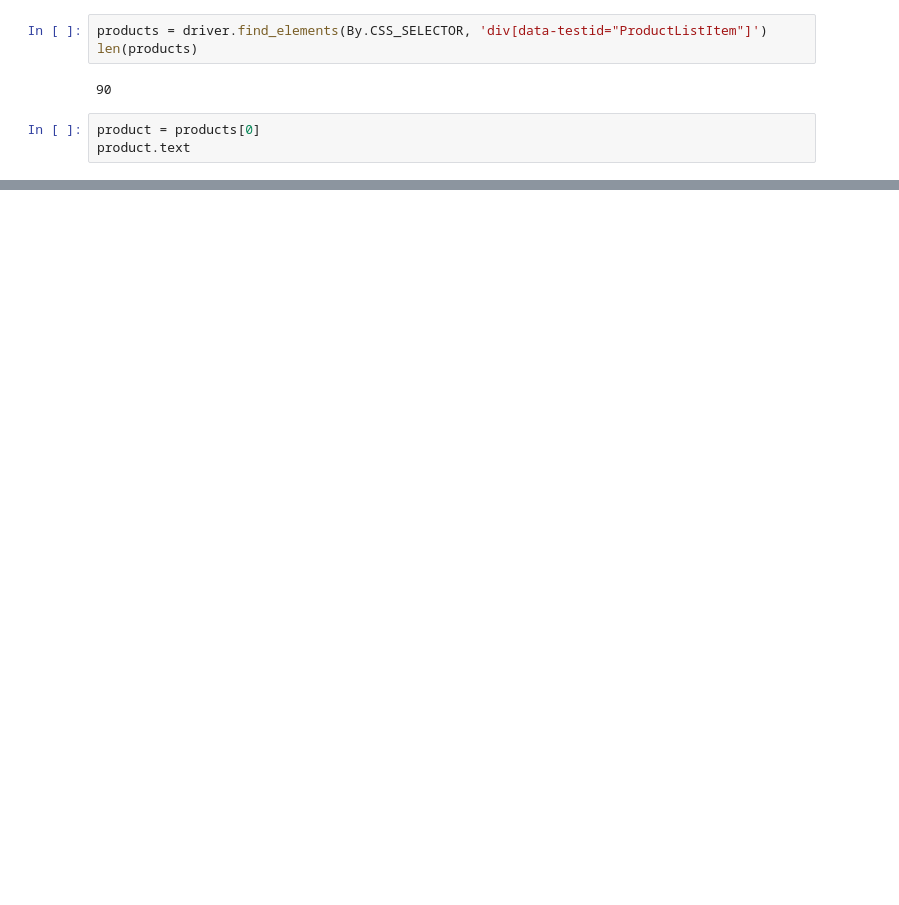
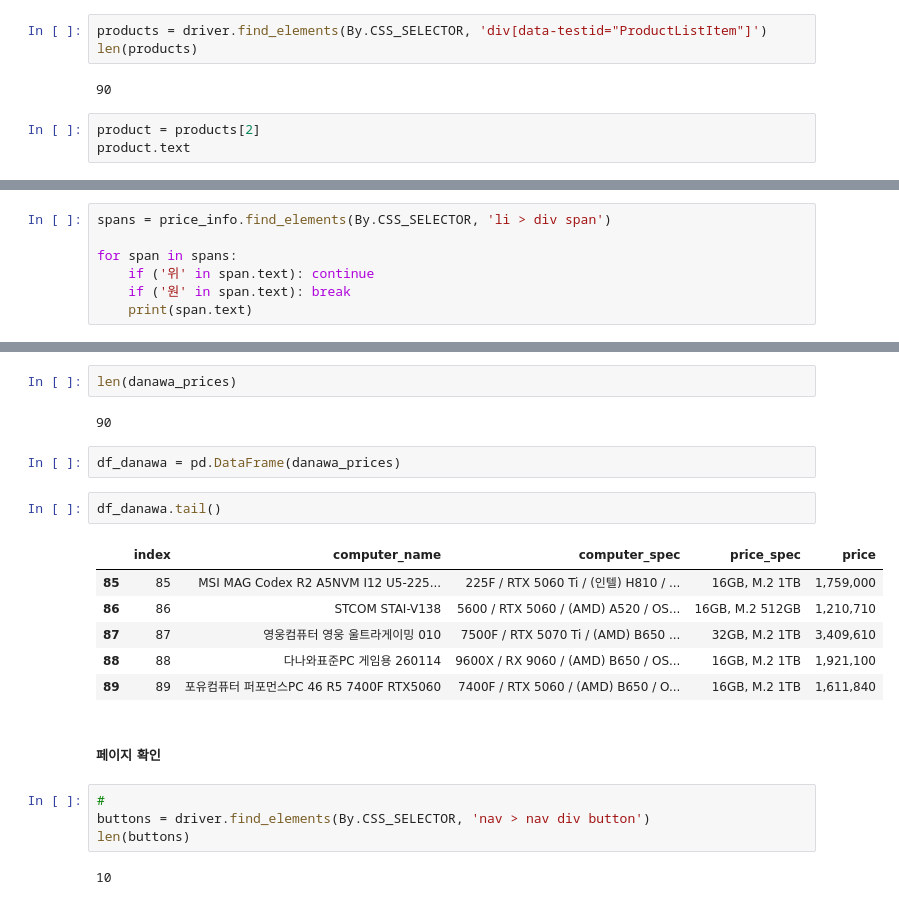
Before and after one commit to mazemoon6-star/ai-datapipeline, a Jupyter notebook: chapt04/다나와스크래핑.ipynb, the cells around one changed output, grey strips where cells are left out. Drawn from its saved outputs; the diff is of its cells as text; blank space fills up the shorter version.

```diff
--- a/chapt04/다나와스크래핑.ipynb
+++ b/chapt04/다나와스크래핑.ipynb
@@ -125,6 +129,6 @@ len(products)
 # %% [output]
 90
 # %%
-product = products[0]
+product = products[2]
 product.text
 # %% [output]
@@ -168,0 +176,7 @@ import requests
+# %%
+spans = price_info.find_elements(By.CSS_SELECTOR, 'li > div span')
+
+for span in spans:
+    if ('위' in span.text): continue
+    if ('원' in span.text): break
+    print(span.text)
@@ -168,0 +250,23 @@ import requests
+# %%
+len(danawa_prices)
+# %% [output]
+90
+# %%
+df_danawa = pd.DataFrame(danawa_prices)
+# %%
+df_danawa.tail()
+# %% [output]
+|  | index | computer_name | computer_spec | price_spec | price |
+| 85 | 85 | MSI MAG Codex R2 A5NVM I12 U5-225... | 225F / RTX 5060 Ti / (인텔) H810 / ... | 16GB, M.2 1TB | 1,759,000 |
+| 86 | 86 | STCOM STAI-V138 | 5600 / RTX 5060 / (AMD) A520 / OS... | 16GB, M.2 512GB | 1,210,710 |
+| 87 | 87 | 영웅컴퓨터 영웅 울트라게이밍 010 | 7500F / RTX 5070 Ti / (AMD) B650 ... | 32GB, M.2 1TB | 3,409,610 |
+| 88 | 88 | 다나와표준PC 게임용 260114 | 9600X / RX 9060 / (AMD) B650 / OS... | 16GB, M.2 1TB | 1,921,100 |
+| 89 | 89 | 포유컴퓨터 퍼포먼스PC 46 R5 7400F RTX5060 | 7400F / RTX 5060 / (AMD) B650 / O... | 16GB, M.2 1TB | 1,611,840 |
+# %% [markdown]
+##### 페이지 확인
+# %%
+#
+buttons = driver.find_elements(By.CSS_SELECTOR, 'nav > nav div button')
+len(buttons)
+# %% [output]
+10
```
Also changed, not shown: parts of 34 cells of this notebook, 2 other files.
